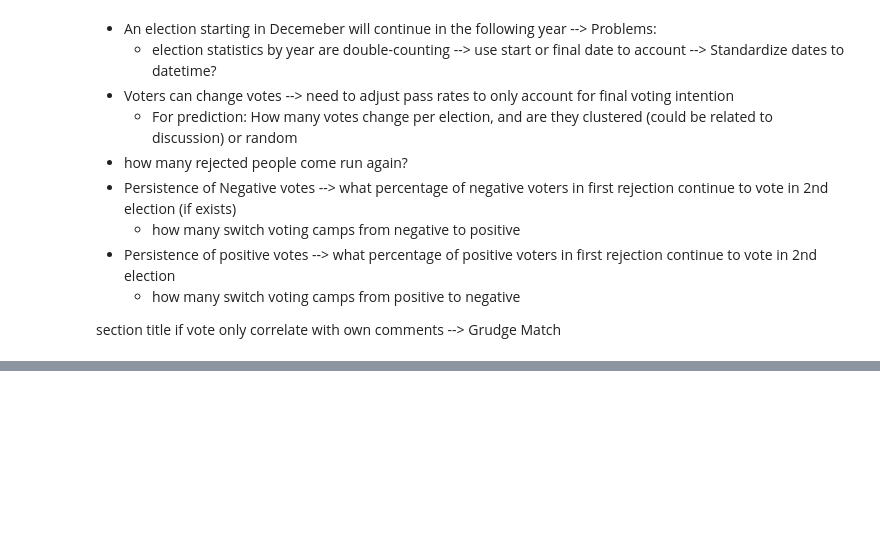
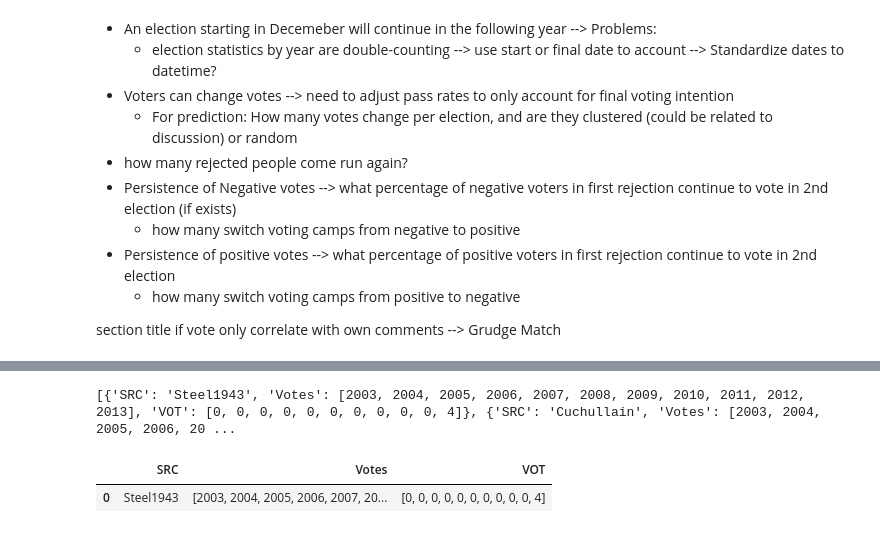
Before and after one commit to epfl-ada/ada-2024-project-ackthuallydeadalready, a Jupyter notebook: EDA.ipynb, the cells around one changed output, grey strips where cells are left out. Cells and saved outputs as stored; diff of their text form; code cells hidden in the pictures; blank space fills up the shorter version.

```diff
--- a/EDA.ipynb
+++ b/EDA.ipynb
@@ -1503,0 +1564,30 @@ section title if vote only correlate with own comments --> Grudge Match
+# %%
+years = range(2003, 2014)
+
+result_data = []
+
+
+for user in data['SRC'].unique():
+    # Filter data for the user
+    user_data = data[data['SRC'] == user]
+
+    # Count votes per year for this user
+    votes_per_year = user_data.groupby('YEA')['VOT'].count().reindex(years, fill_value=0)
+
+    # Add to the result list
+    result_data.append({
+        "SRC": user,
+        "Years": list(years),
+        "Votes": list(votes_per_year)
+    })
+
+# Final result
+print(result_data)
+# %% [output]
+[{'SRC': 'Steel1943', 'Votes': [2003, 2004, 2005, 2006, 2007, 2008, 2009, 2010, 2011, 2012, 2013], 'VOT': [0, 0, 0, 0, 0, 0, 0, 0, 0, 0, 4]}, {'SRC': 'Cuchullain', 'Votes': [2003, 2004, 2005, 2006, 20 ...
+# %%
+votes_along_year = pd.DataFrame(result_data)
+votes_along_year.head(1)
+# %% [output]
+|  | SRC | Votes | VOT |
+| 0 | Steel1943 | [2003, 2004, 2005, 2006, 2007, 20... | [0, 0, 0, 0, 0, 0, 0, 0, 0, 0, 4] |
```
Also changed, not shown: parts of 13 cells of this notebook, 2 other files.
